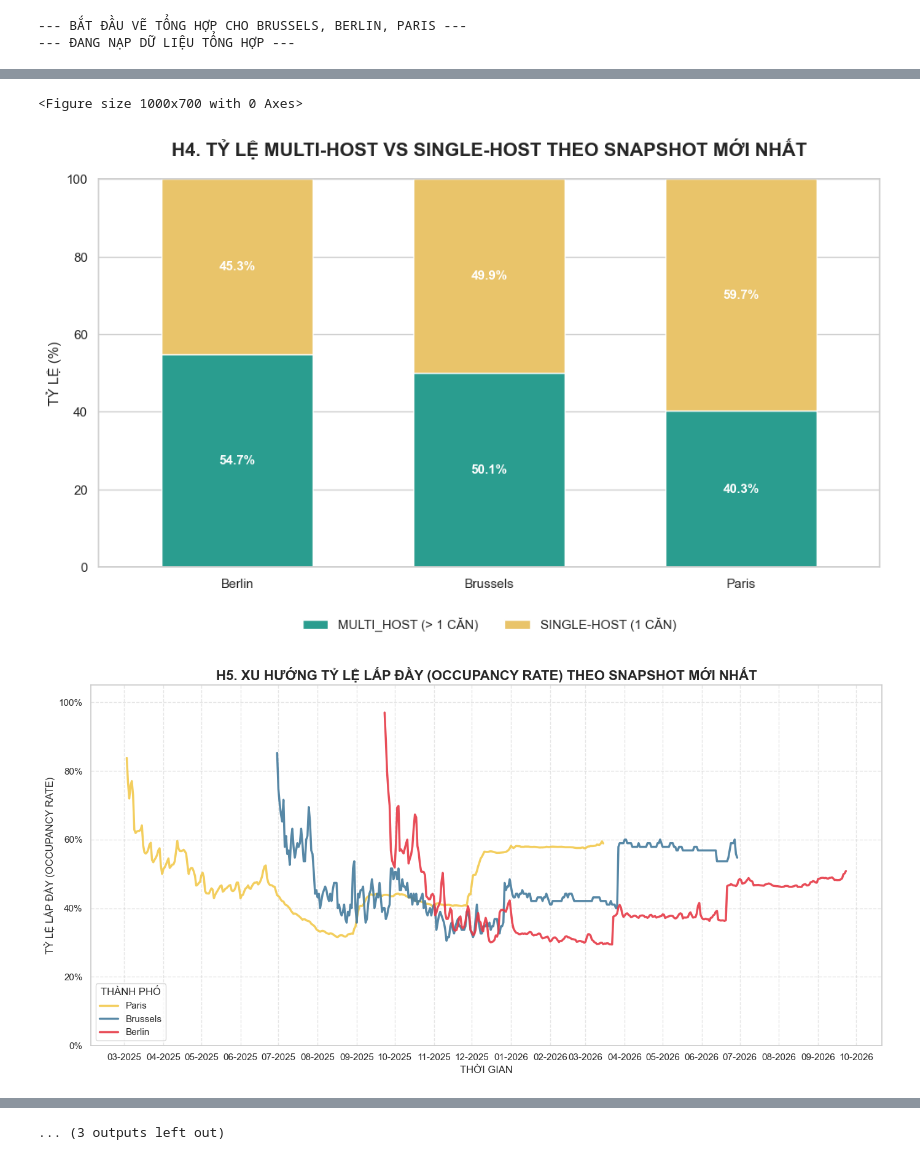
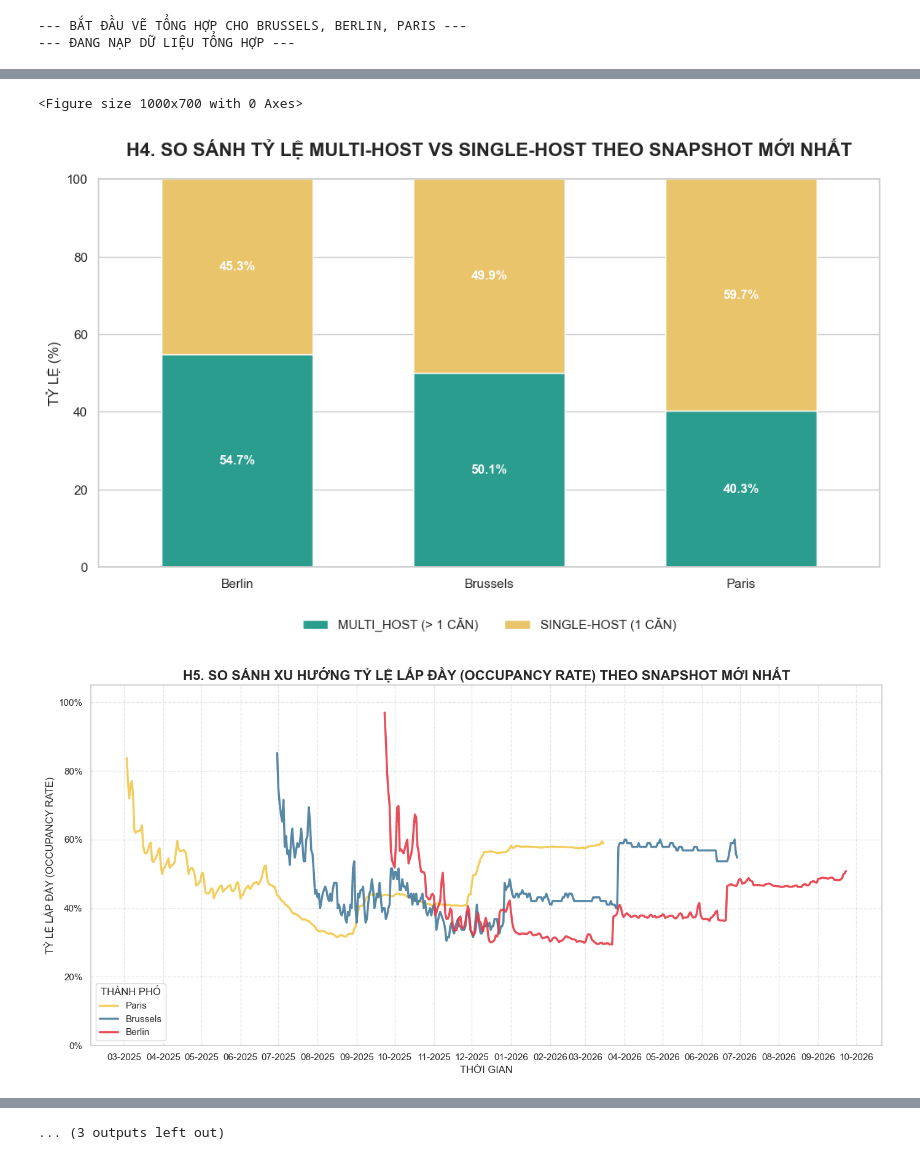
Before and after one commit to levfu/2526-LTXLDL-Project4-AIT2006-2-4.4, a Jupyter notebook: src/Summary_Visualization.ipynb, the cells around one changed output, grey strips where cells are left out. Saved outputs shown, nothing was run; the diff lists cells and outputs as text; code cells hidden in the pictures.

```diff
--- a/src/Summary_Visualization.ipynb
+++ b/src/Summary_Visualization.ipynb
@@ -194,7 +194,7 @@ if not df_clean_sum.empty and 'median_avail_90' in df_clean_sum.columns:
     plt.axhline(30, color='orange', linestyle='--', alpha=0.7, label='Ngưỡng 30 ngày')
     plt.gca().xaxis.set_major_formatter(mdates.DateFormatter('%m-%Y'))
     plt.gca().xaxis.set_major_locator(mdates.MonthLocator(interval=3))
-    plt.title('H3. XU HƯỚNG ĐỘ SẴN SÀNG (MEDIAN AVAILABILITY 90) THEO THỜI GIAN', fontweight='bold', fontsize=14)
+    plt.title('H3. SO SÁNH XU HƯỚNG ĐỘ SẴN SÀNG (MEDIAN AVAILABILITY 90) THEO THỜI GIAN', fontweight='bold', fontsize=14)
     plt.ylabel('SỐ NGÀY TRỐNG (TRONG 90 NGÀY TỚI)')
     plt.xlabel('THỜI GIAN THU THẬP (SNAPSHOTS)')
     plt.ylim(0, 95)
@@ -216,7 +216,7 @@ if not df_clean_sum.empty and 'multi_host_rate' in df_clean_sum.columns:
     for c in ax.containers:
         labels = [f'{v.get_height():.1f}%' if v.get_height() > 0 else '' for v in c]
         ax.bar_label(c, labels=labels, label_type='center', fontsize=11, fontweight='bold', color='white')
-    plt.title('H4. TỶ LỆ MULTI-HOST VS SINGLE-HOST THEO SNAPSHOT MỚI NHẤT', fontweight='bold', fontsize=16, pad=20)
+    plt.title('H4. SO SÁNH TỶ LỆ MULTI-HOST VS SINGLE-HOST THEO SNAPSHOT MỚI NHẤT', fontweight='bold', fontsize=16, pad=20)
     plt.ylabel('TỶ LỆ (%)')
     plt.xlabel('')
     plt.ylim(0, 100)
@@ -240,7 +240,7 @@ if not df_season.empty and 'date' in df_season.columns and 'occupancy_rate' in d
     plt.gca().yaxis.set_major_formatter(mtick.PercentFormatter(1.0))
     plt.gca().xaxis.set_major_formatter(mdates.DateFormatter('%m-%Y'))
     plt.gca().xaxis.set_major_locator(mdates.MonthLocator(interval=1))
-    plt.title('H5. XU HƯỚNG TỶ LỆ LẤP ĐẦY (OCCUPANCY RATE) THEO SNAPSHOT MỚI NHẤT', fontweight='bold', fontsize=16)
+    plt.title('H5. SO SÁNH XU HƯỚNG TỶ LỆ LẤP ĐẦY (OCCUPANCY RATE) THEO SNAPSHOT MỚI NHẤT', fontweight='bold', fontsize=16)
     plt.ylabel('TỶ LỆ LẤP ĐẦY (OCCUPANCY RATE)')
     plt.xlabel('THỜI GIAN')
     plt.legend(title='THÀNH PHỐ', loc='lower left')
@@ -304,7 +304,7 @@ if not df_detail.empty and 'review_scores_rating' in df_detail.columns:
     plt.figure(figsize=(12, 6))
     sns.barplot(data=price_room, x='room_type', y='price_numeric',
                 hue='City', palette=CITY_COLORS)
-    plt.title('H7. GIÁ THUÊ TRUNG VỊ (MEDIAN PRICE) THEO TỪNG LOẠI PHÒNG (ROOM TYPE) THEO SNAPSHOT MỚI NHẤT', fontweight='bold')
+    plt.title('H7. SO SÁNH GIÁ THUÊ TRUNG VỊ (MEDIAN PRICE) TỪNG LOẠI PHÒNG (ROOM TYPE) THEO SNAPSHOT MỚI NHẤT', fontweight='bold')
     plt.ylabel('GIÁ THUÊ TRUNG VỊ (MEDIAN PRICE - EUR)')
     plt.xlabel('LOẠI PHÒNG (ROOM TYPE)')
     plt.legend(title = 'THÀNH PHỐ', loc = 'upper right')
@@ -339,7 +339,7 @@ if not df_detail.empty and 'price_numeric' in df_detail.columns:
     for c in ax.containers:
         labels_text = [f'{v.get_height():.1f}%' if v.get_height() > 3 else '' for v in c]
         ax.bar_label(c, labels=labels_text, label_type='center', color='white', fontweight='bold', fontsize=10)
-    plt.title('H8. CƠ CẤU PHÂN KHÚC GIÁ (PRICE TIERS)', fontweight='bold', fontsize=16)
+    plt.title('H8. SO SÁNH CƠ CẤU PHÂN KHÚC GIÁ (PRICE TIERS)', fontweight='bold', fontsize=16)
     plt.xlabel('THÀNH PHỐ')
     plt.ylabel('TỶ TRỌNG (%)')
     plt.legend(title='PHÂN KHÚC (PRICE TIERS)', bbox_to_anchor=(1.02, 1), loc='upper left')
@@ -512,4 +512,4 @@ if not df_clean_sum.empty:
 <Figure size 1000x700 with 0 Axes>
-[figure, old version]
+[figure, new version]
-[figure, old version]
+[figure, new version]
 [figure]
```
Also changed, not shown: parts of 1 cell of this notebook, 42 other files.
